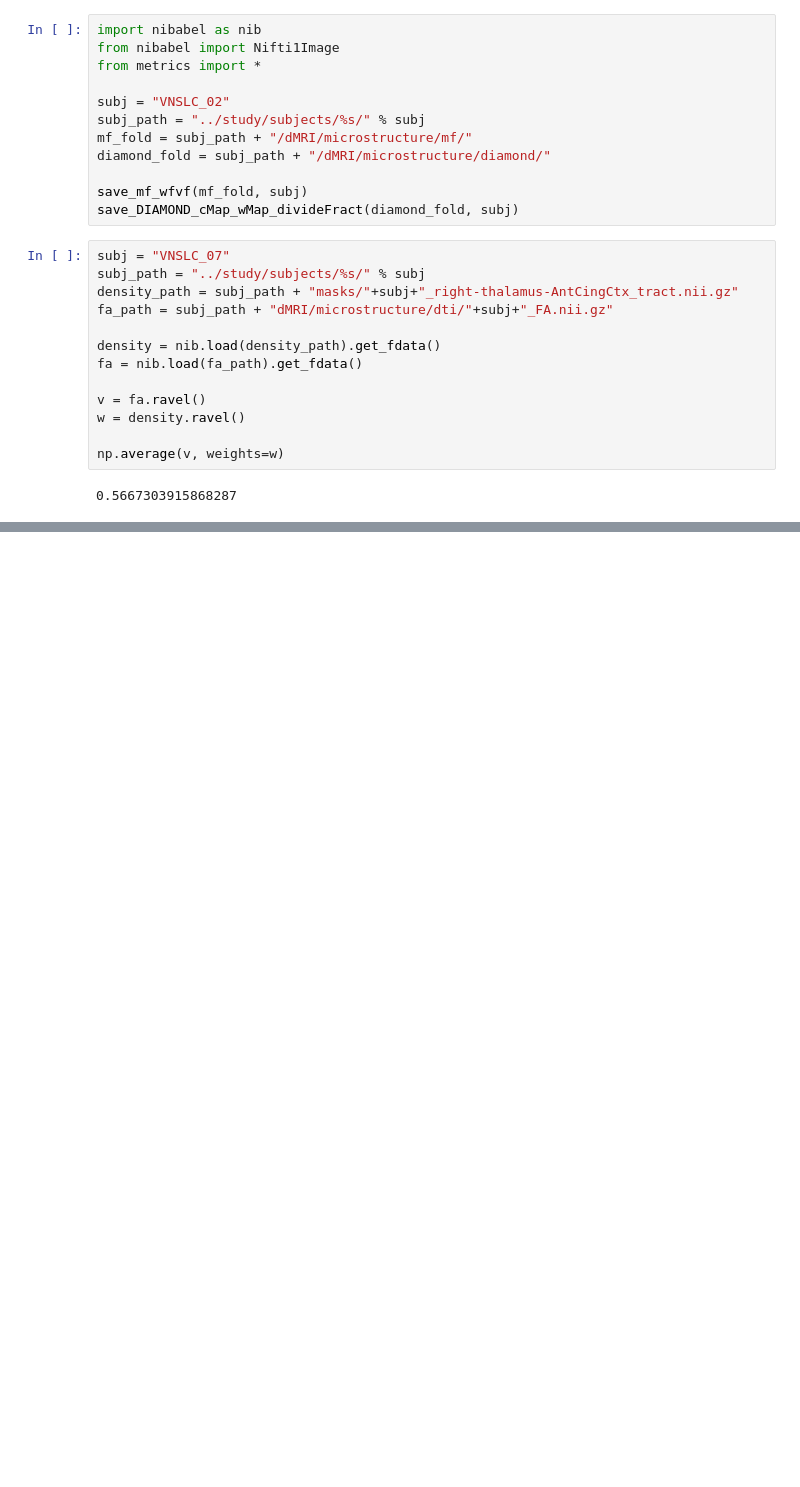
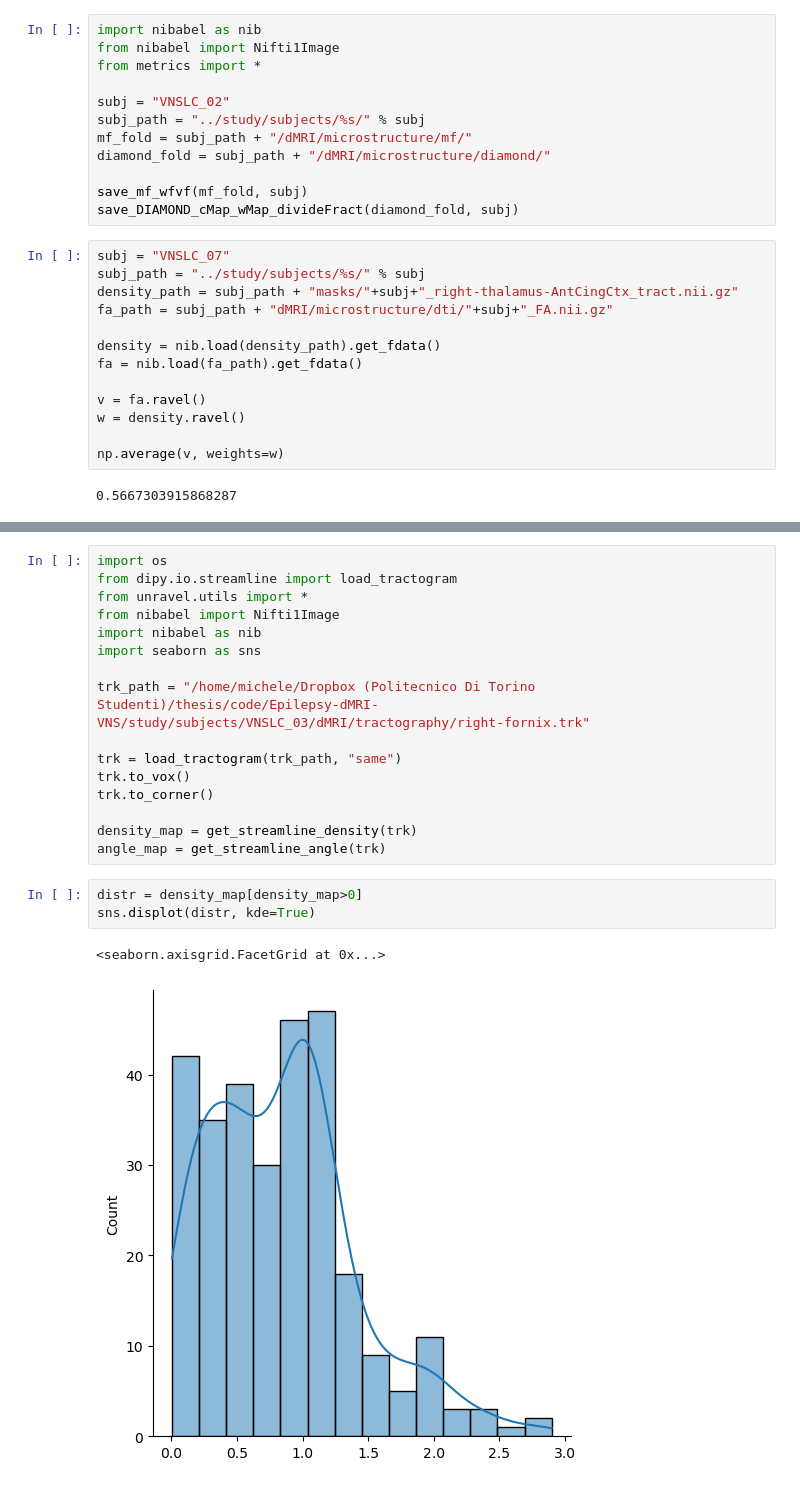
Before and after one commit to PiLAB-Medical-Imaging/TFE23-740_Epilepsy, a Jupyter notebook: src/prova.ipynb, the cells around one changed output, grey strips where cells are left out. Cells and saved outputs as stored; diff of their text form; blank space fills up the shorter version.

```diff
--- a/src/prova.ipynb
+++ b/src/prova.ipynb
@@ -451,0 +470,22 @@ array([2, 2, 2])
+# %%
+import os
+from dipy.io.streamline import load_tractogram
+from unravel.utils import *
+from nibabel import Nifti1Image
+import nibabel as nib
+import seaborn as sns
+
+trk_path = "/home/michele/Dropbox (Politecnico Di Torino Studenti)/thesis/code/Epilepsy-dMRI-VNS/study/subjects/VNSLC_03/dMRI/tractography/right-fornix.trk"
+
+trk = load_tractogram(trk_path, "same")
+trk.to_vox()
+trk.to_corner()
+
+density_map = get_streamline_density(trk)
+angle_map = get_streamline_angle(trk)
+# %%
+distr = density_map[density_map>0]
+sns.displot(distr, kde=True)
+# %% [output]
+<seaborn.axisgrid.FacetGrid at 0x...>
+[figure, added]
```
Also changed, not shown: parts of 7 cells of this notebook, 4 other files.
